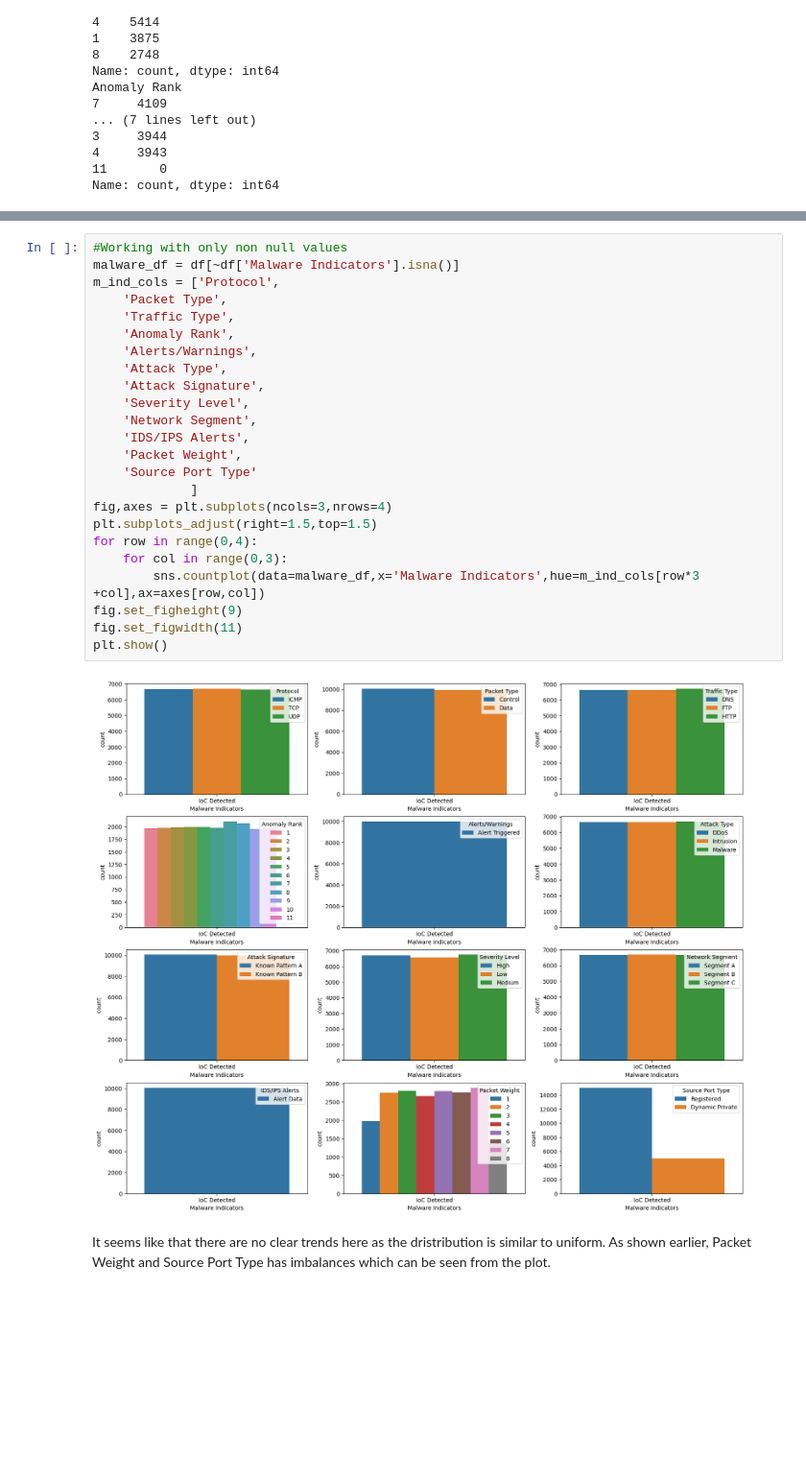
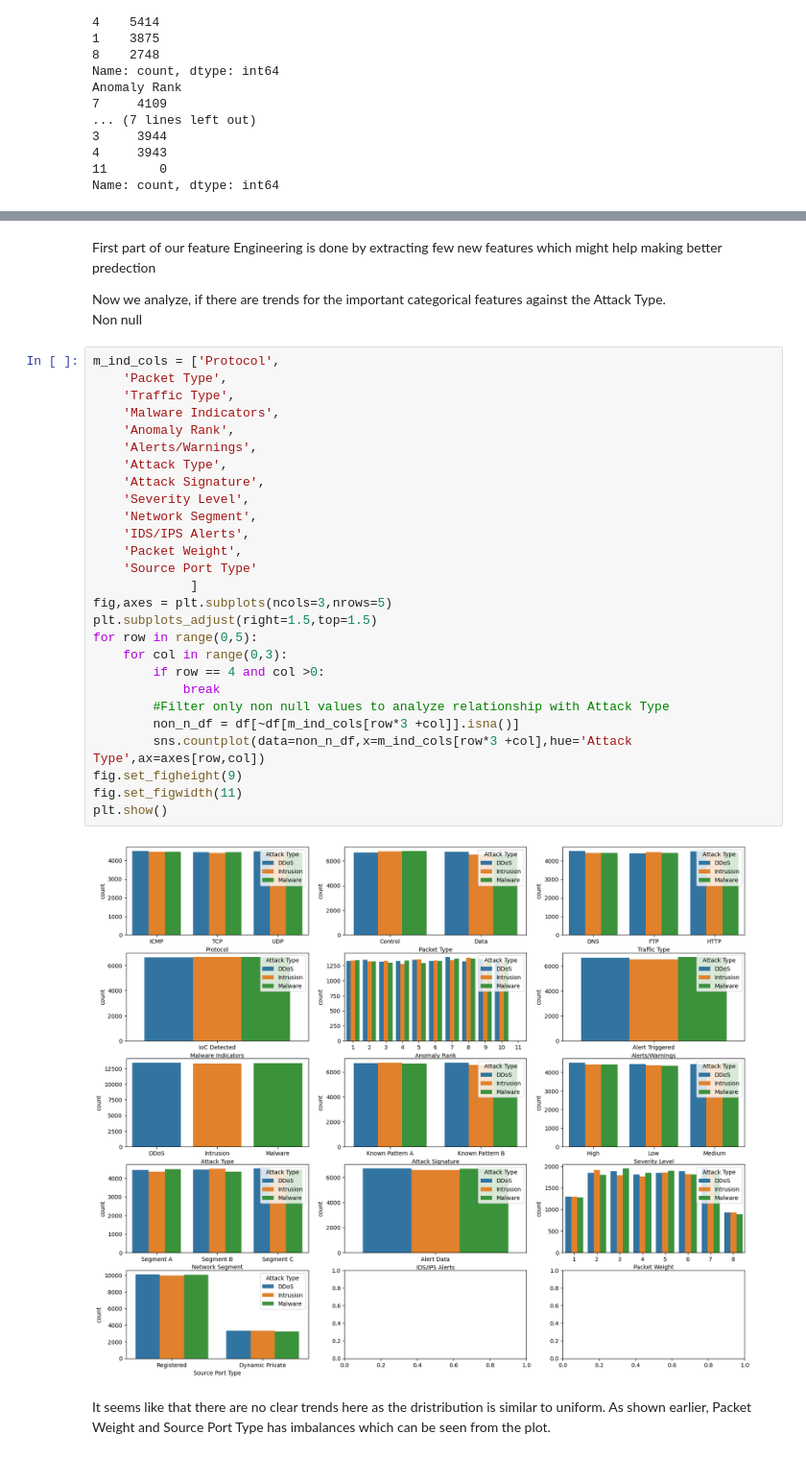
Before and after one commit to raaja-snd/Cyber-attack-Prediction, a Jupyter notebook: Model/CyberAttack_pred.ipynb, the cells around one changed output, grey strips where cells are left out. Shown: that part at 96% size. Drawn from its saved outputs; the diff is of its cells as text; blank space fills up the shorter version.

```diff
--- a/Model/CyberAttack_pred.ipynb
+++ b/Model/CyberAttack_pred.ipynb
@@ -160,29 +204,36 @@ Now analyzing that is there any trend with the missing column values and other f
+# %% [markdown]
+First part of our feature Engineering is done by extracting few new features which might help making better predection <br/>
+
+Now we analyze, if there are trends for the important categorical features against the Attack Type. <br/> Non null
 # %%
-#Working with only non null values
-malware_df = df[~df['Malware Indicators'].isna()]
 m_ind_cols = ['Protocol',
     'Packet Type',
     'Traffic Type',
+    'Malware Indicators',
     'Anomaly Rank',
     'Alerts/Warnings',
     'Attack Type',
     'Attack Signature',
     'Severity Level',
     'Network Segment',
     'IDS/IPS Alerts',
     'Packet Weight',
     'Source Port Type'
              ]
-fig,axes = plt.subplots(ncols=3,nrows=4)
+fig,axes = plt.subplots(ncols=3,nrows=5)
 plt.subplots_adjust(right=1.5,top=1.5)
-for row in range(0,4):
+for row in range(0,5):
     for col in range(0,3):
-        sns.countplot(data=malware_df,x='Malware Indicators',hue=m_ind_cols[row*3 +col],ax=axes[row,col])
+        if row == 4 and col >0:
+            break
+        #Filter only non null values to analyze relationship with Attack Type
+        non_n_df = df[~df[m_ind_cols[row*3 +col]].isna()]
+        sns.countplot(data=non_n_df,x=m_ind_cols[row*3 +col],hue='Attack Type',ax=axes[row,col])
 fig.set_figheight(9)
 fig.set_figwidth(11)
 plt.show()
 # %% [output]
-[figure, old version]
+[figure, new version]
 # %% [markdown]
 It seems like that there are no clear trends here as the dristribution is similar to uniform. As shown earlier, Packet Weight and Source Port Type has imbalances which can be seen from the plot.
 # %% [markdown]
```
Also changed, not shown: parts of 40 cells of this notebook.
